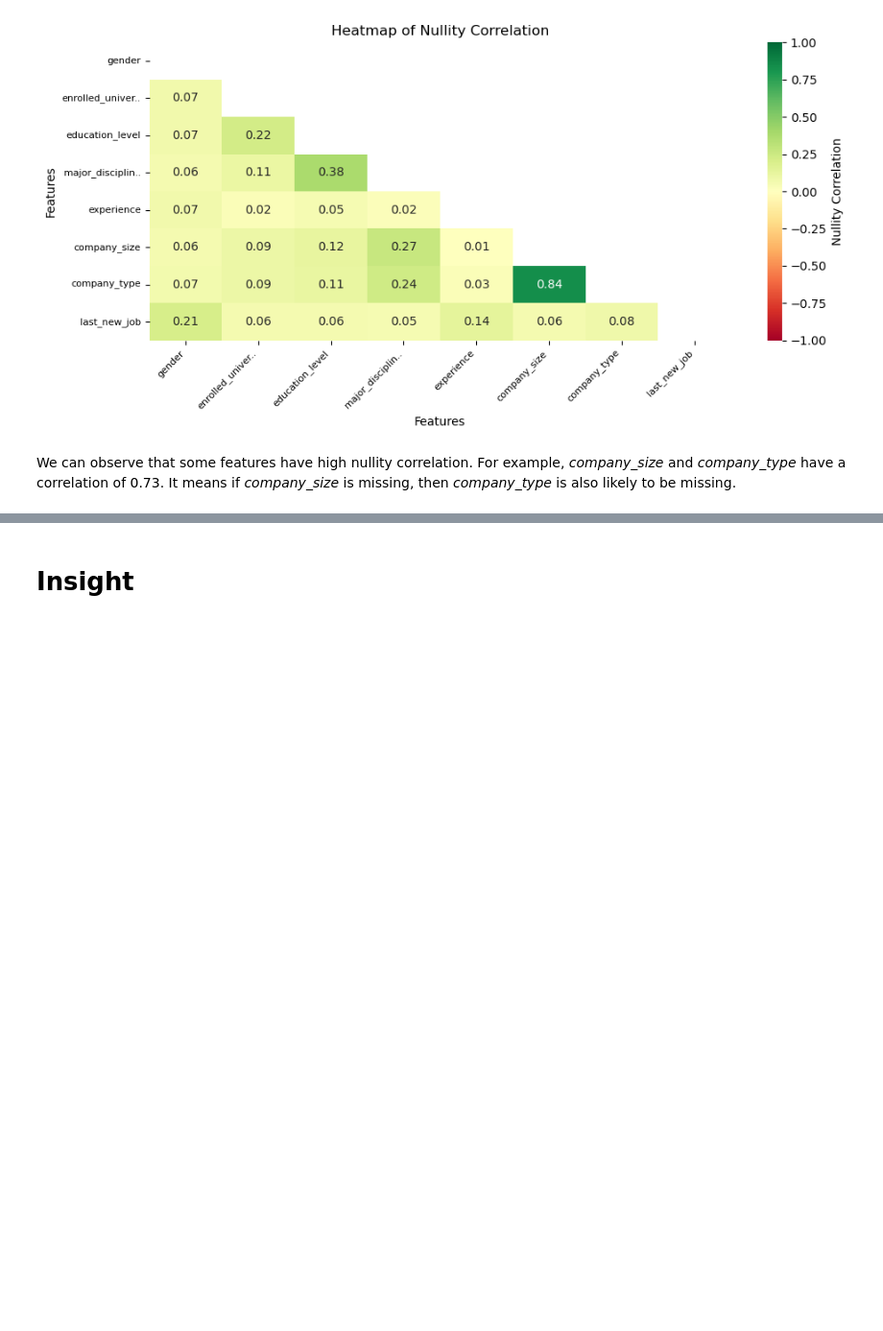
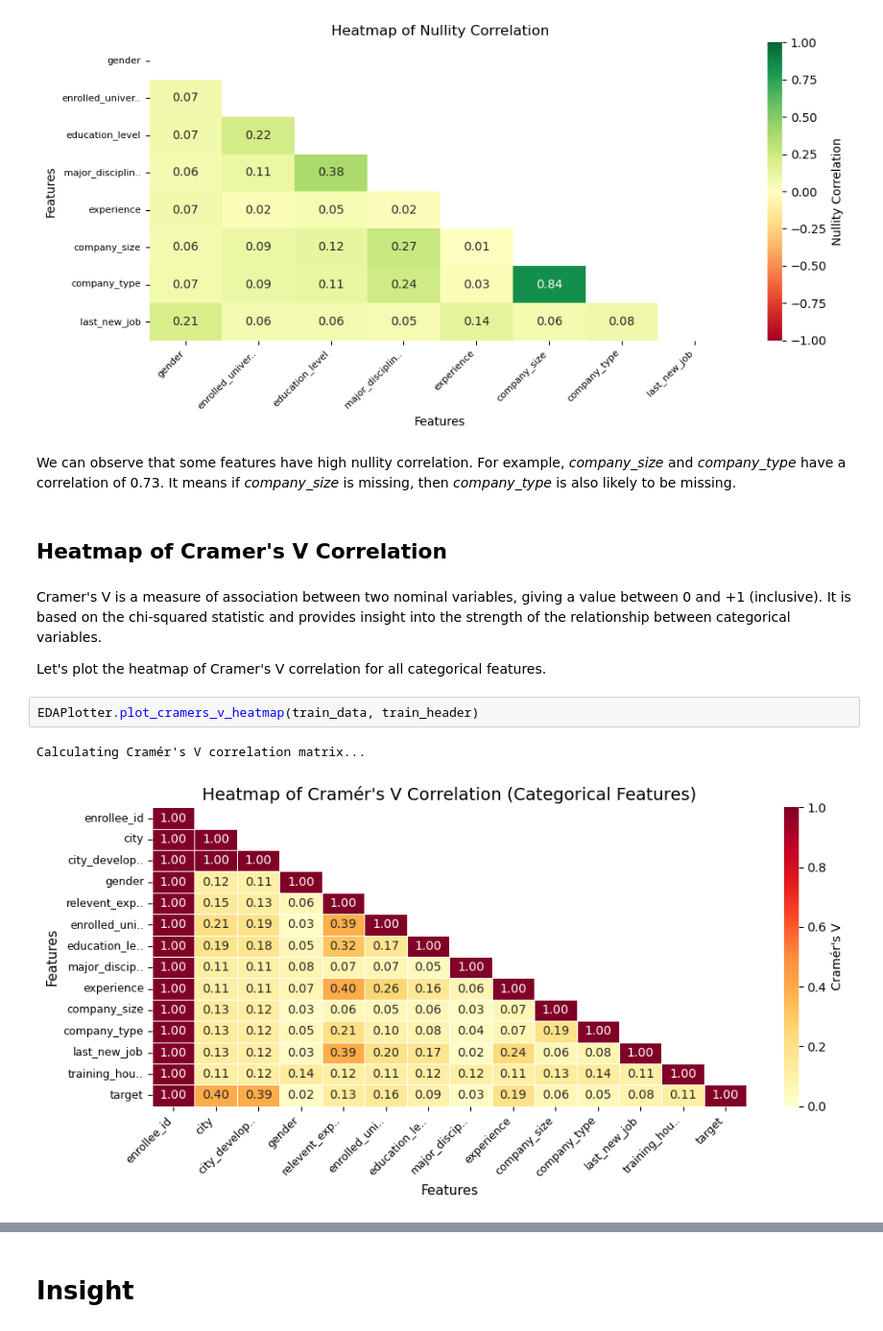
Before and after one commit to ThuongHong/lab2_ds, a Jupyter notebook: notebooks/01_data_exploration.ipynb, the cells around one changed output, grey strips where cells are left out. Shown at 96% size. Cells and saved outputs as stored; diff of their text form; blank space fills up the shorter version.

Commit message:
add: cramer v heatmap

```diff
--- a/notebooks/01_data_exploration.ipynb
+++ b/notebooks/01_data_exploration.ipynb
@@ -272,3 +272,14 @@ EDAPlotter.plot_missing_values_heatmap(missing_data, missing_features)
 [figure]
 # %% [markdown]
 We can observe that some features have high nullity correlation. For example, *company_size* and *company_type* have a correlation of 0.73. It means if *company_size* is missing, then *company_type* is also likely to be missing.
+# %% [markdown]
+## Heatmap of Cramer's V Correlation
+# %% [markdown]
+Cramer's V is a measure of association between two nominal variables, giving a value between 0 and +1 (inclusive). It is based on the chi-squared statistic and provides insight into the strength of the relationship between categorical variables.
+
+Let's plot the heatmap of Cramer's V correlation for all categorical features.
+# %%
+EDAPlotter.plot_cramers_v_heatmap(train_data, train_header)
+# %% [output]
+Calculating Cramér's V correlation matrix...
+[figure, added]
```
Also changed, not shown: parts of 2 cells of this notebook, 1 other file.
